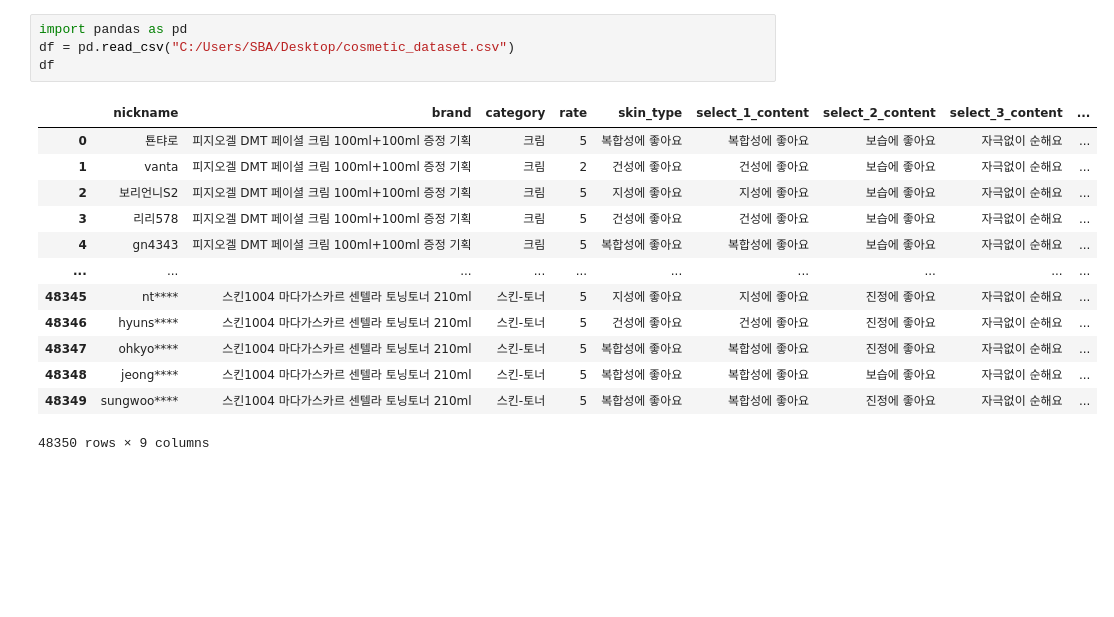
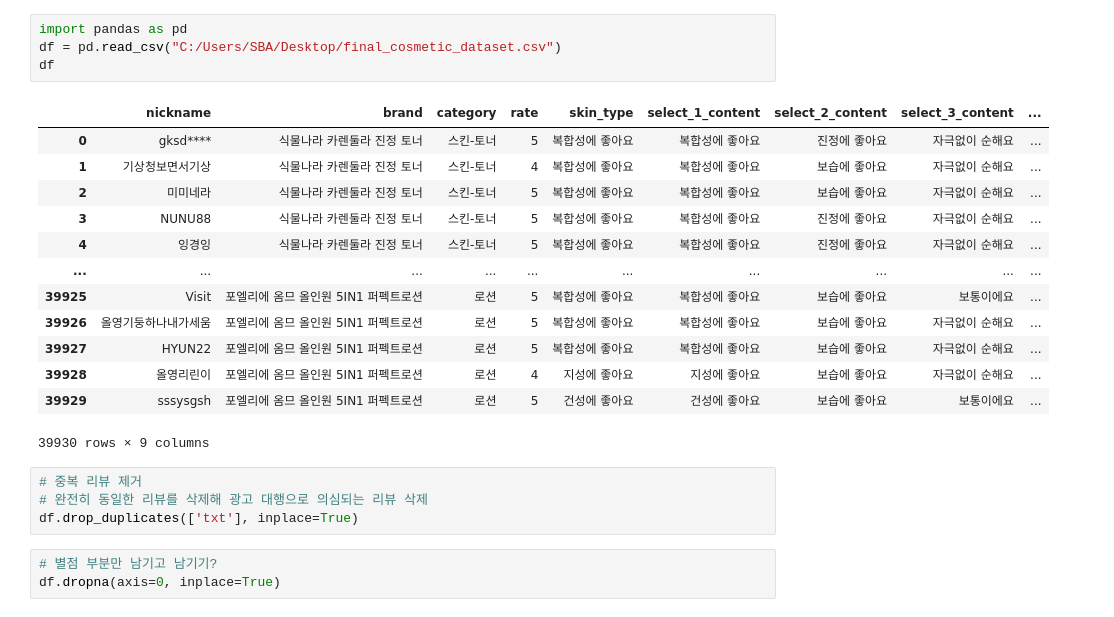
Before and after one commit to seyeon-shijuan/recommend-chatbot-for-cosmetics, a Jupyter notebook: src/app/recommend/recommend_filtering.ipynb, the cells around one changed output. Cells and saved outputs as stored; diff of their text form; blank space fills up the shorter version.

```diff
--- a/src/app/recommend/recommend_filtering.ipynb
+++ b/src/app/recommend/recommend_filtering.ipynb
@@ -1,18 +1,25 @@
 # %%
 import pandas as pd
-df = pd.read_csv("C:/Users/SBA/Desktop/cosmetic_dataset.csv")
+df = pd.read_csv("C:/Users/SBA/Desktop/final_cosmetic_dataset.csv")
 df
 # %% [output]
 |  | nickname | brand | category | rate | skin_type | select_1_content | select_2_content | select_3_content | ... |
-| 0 | 툔탸로 | 피지오겔 DMT 페이셜 크림 100ml+100ml 증정 기획 | 크림 | 5 | 복합성에 좋아요 | 복합성에 좋아요 | 보습에 좋아요 | 자극없이 순해요 | ... |
-| 1 | vanta | 피지오겔 DMT 페이셜 크림 100ml+100ml 증정 기획 | 크림 | 2 | 건성에 좋아요 | 건성에 좋아요 | 보습에 좋아요 | 자극없이 순해요 | ... |
-| 2 | 보리언니S2 | 피지오겔 DMT 페이셜 크림 100ml+100ml 증정 기획 | 크림 | 5 | 지성에 좋아요 | 지성에 좋아요 | 보습에 좋아요 | 자극없이 순해요 | ... |
-| 3 | 리리578 | 피지오겔 DMT 페이셜 크림 100ml+100ml 증정 기획 | 크림 | 5 | 건성에 좋아요 | 건성에 좋아요 | 보습에 좋아요 | 자극없이 순해요 | ... |
-| 4 | gn4343 | 피지오겔 DMT 페이셜 크림 100ml+100ml 증정 기획 | 크림 | 5 | 복합성에 좋아요 | 복합성에 좋아요 | 보습에 좋아요 | 자극없이 순해요 | ... |
+| 0 | gksd**** | 식물나라 카렌둘라 진정 토너 | 스킨-토너 | 5 | 복합성에 좋아요 | 복합성에 좋아요 | 진정에 좋아요 | 자극없이 순해요 | ... |
+| 1 | 기상청보면서기상 | 식물나라 카렌둘라 진정 토너 | 스킨-토너 | 4 | 복합성에 좋아요 | 복합성에 좋아요 | 보습에 좋아요 | 자극없이 순해요 | ... |
+| 2 | 미미네라 | 식물나라 카렌둘라 진정 토너 | 스킨-토너 | 5 | 복합성에 좋아요 | 복합성에 좋아요 | 보습에 좋아요 | 자극없이 순해요 | ... |
+| 3 | NUNU88 | 식물나라 카렌둘라 진정 토너 | 스킨-토너 | 5 | 복합성에 좋아요 | 복합성에 좋아요 | 진정에 좋아요 | 자극없이 순해요 | ... |
+| 4 | 잉경잉 | 식물나라 카렌둘라 진정 토너 | 스킨-토너 | 5 | 복합성에 좋아요 | 복합성에 좋아요 | 진정에 좋아요 | 자극없이 순해요 | ... |
 | ... | ... | ... | ... | ... | ... | ... | ... | ... | ... |
-| 48345 | nt**** | 스킨1004 마다가스카르 센텔라 토닝토너 210ml | 스킨-토너 | 5 | 지성에 좋아요 | 지성에 좋아요 | 진정에 좋아요 | 자극없이 순해요 | ... |
-| 48346 | hyuns**** | 스킨1004 마다가스카르 센텔라 토닝토너 210ml | 스킨-토너 | 5 | 건성에 좋아요 | 건성에 좋아요 | 진정에 좋아요 | 자극없이 순해요 | ... |
-| 48347 | ohkyo**** | 스킨1004 마다가스카르 센텔라 토닝토너 210ml | 스킨-토너 | 5 | 복합성에 좋아요 | 복합성에 좋아요 | 진정에 좋아요 | 자극없이 순해요 | ... |
-| 48348 | jeong**** | 스킨1004 마다가스카르 센텔라 토닝토너 210ml | 스킨-토너 | 5 | 복합성에 좋아요 | 복합성에 좋아요 | 보습에 좋아요 | 자극없이 순해요 | ... |
-| 48349 | sungwoo**** | 스킨1004 마다가스카르 센텔라 토닝토너 210ml | 스킨-토너 | 5 | 복합성에 좋아요 | 복합성에 좋아요 | 진정에 좋아요 | 자극없이 순해요 | ... |
+| 39925 | Visit | 포엘리에 옴므 올인원 5IN1 퍼펙트로션 | 로션 | 5 | 복합성에 좋아요 | 복합성에 좋아요 | 보습에 좋아요 | 보통이에요 | ... |
+| 39926 | 올영기둥하나내가세움 | 포엘리에 옴므 올인원 5IN1 퍼펙트로션 | 로션 | 5 | 복합성에 좋아요 | 복합성에 좋아요 | 보습에 좋아요 | 자극없이 순해요 | ... |
+| 39927 | HYUN22 | 포엘리에 옴므 올인원 5IN1 퍼펙트로션 | 로션 | 5 | 복합성에 좋아요 | 복합성에 좋아요 | 보습에 좋아요 | 자극없이 순해요 | ... |
+| 39928 | 올영리린이 | 포엘리에 옴므 올인원 5IN1 퍼펙트로션 | 로션 | 4 | 지성에 좋아요 | 지성에 좋아요 | 보습에 좋아요 | 자극없이 순해요 | ... |
+| 39929 | sssysgsh | 포엘리에 옴므 올인원 5IN1 퍼펙트로션 | 로션 | 5 | 건성에 좋아요 | 건성에 좋아요 | 보습에 좋아요 | 보통이에요 | ... |
-48350 rows × 9 columns
+39930 rows × 9 columns
+# %%
+# 중복 리뷰 제거
+# 완전히 동일한 리뷰를 삭제해 광고 대행으로 의심되는 리뷰 삭제
+df.drop_duplicates(['txt'], inplace=True)
+# %%
+# 별점 부분만 남기고 남기기?
+df.dropna(axis=0, inplace=True)
```
Also changed, not shown: parts of 14 cells of this notebook.
